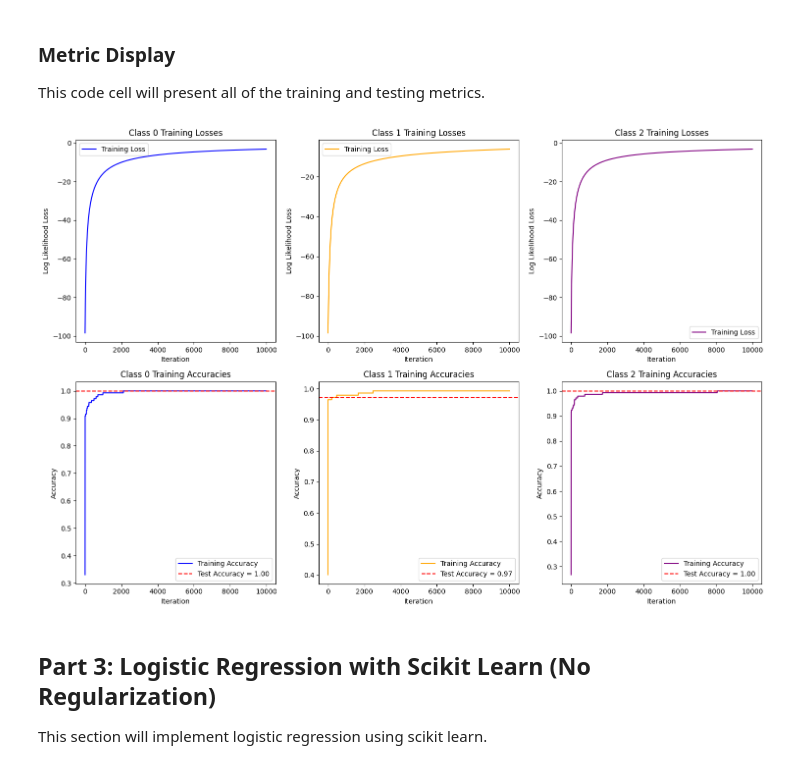
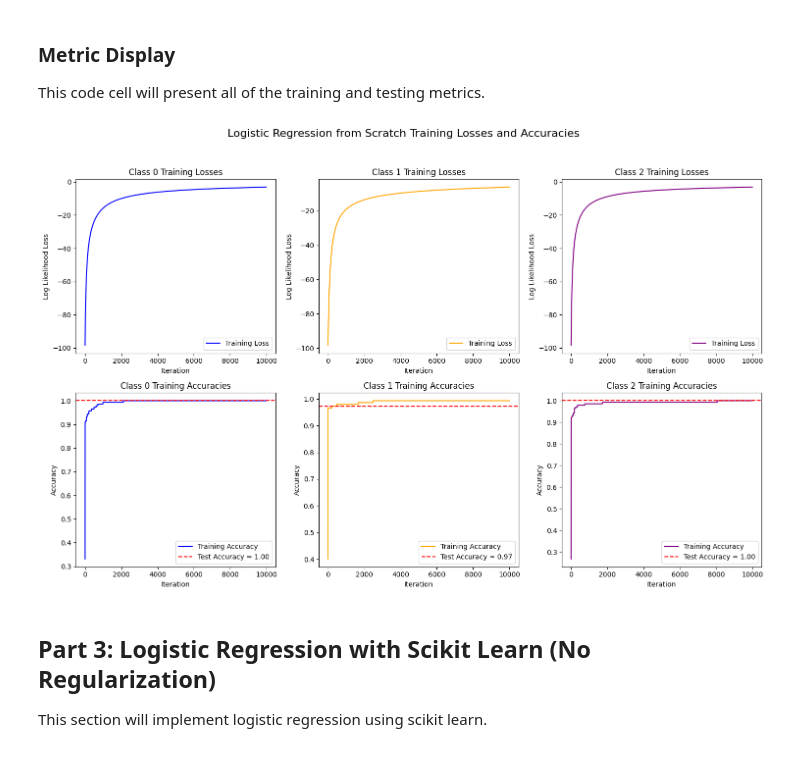
Before and after one commit to cmh02/COMP5630---Machine-Learning, a Jupyter notebook: Assignment2 - Binary Logistic Regression/src/assignment2_binarylogisticregression.ipynb, the cells around one changed output. Drawn from its saved outputs; the diff is of its cells as text; code cells hidden in the pictures.

```diff
--- a/Assignment2 - Binary Logistic Regression/src/assignment2_binarylogisticregression.ipynb
+++ b/Assignment2 - Binary Logistic Regression/src/assignment2_binarylogisticregression.ipynb
@@ -267,35 +267,36 @@ axs[0, 2].set_xlabel("Iteration")
 axs[0, 0].set_ylabel("Log Likelihood Loss")
 axs[0, 1].set_ylabel("Log Likelihood Loss")
 axs[0, 2].set_ylabel("Log Likelihood Loss")
 
 # Plot training accuracies for each model
 axs[1, 0].plot(range(scratch_logisticRegressionModel_class0.numIterations), scratch_logisticRegressionModel_class0.trainingAccuracies, color='blue', label='Training Accuracy')
 axs[1, 1].plot(range(scratch_logisticRegressionModel_class1.numIterations), scratch_logisticRegressionModel_class1.trainingAccuracies, color='orange', label='Training Accuracy')
 axs[1, 2].plot(range(scratch_logisticRegressionModel_class2.numIterations), scratch_logisticRegressionModel_class2.trainingAccuracies, color='purple', label='Training Accuracy')
 axs[1, 0].set_title(f"Class 0 Training Accuracies")
 axs[1, 1].set_title(f"Class 1 Training Accuracies")
 axs[1, 2].set_title(f"Class 2 Training Accuracies")
 axs[1, 0].set_xlabel("Iteration")
 axs[1, 1].set_xlabel("Iteration")
 axs[1, 2].set_xlabel("Iteration")
 axs[1, 0].set_ylabel("Accuracy")
 axs[1, 1].set_ylabel("Accuracy")
 axs[1, 2].set_ylabel("Accuracy")
 
 # Add a horizontal line for each test accuracy
 axs[1, 0].axhline(y=scratch_accuracy_test_class0, color='red', linestyle='--', label=f'Test Accuracy = {scratch_accuracy_test_class0:.2f}')
 axs[1, 1].axhline(y=scratch_accuracy_test_class1, color='red', linestyle='--', label=f'Test Accuracy = {scratch_accuracy_test_class1:.2f}')
 axs[1, 2].axhline(y=scratch_accuracy_test_class2, color='red', linestyle='--', label=f'Test Accuracy = {scratch_accuracy_test_class2:.2f}')
 
 # Show legends
 for ax in axs.flat:
 	ax.legend()
 
 # Adjust layout and show
-plt.tight_layout()
+plt.suptitle("Logistic Regression from Scratch Training Losses and Accuracies", fontsize=16)
+plt.tight_layout(rect=[0, 0.03, 1, 0.95])
 plt.show()
 # %% [output]
-[figure, old version]
+[figure, new version]
 # %% [markdown]
 ## Part 3: Logistic Regression with Scikit Learn (No Regularization)
 
```
Also changed, not shown: parts of 25 cells of this notebook.
